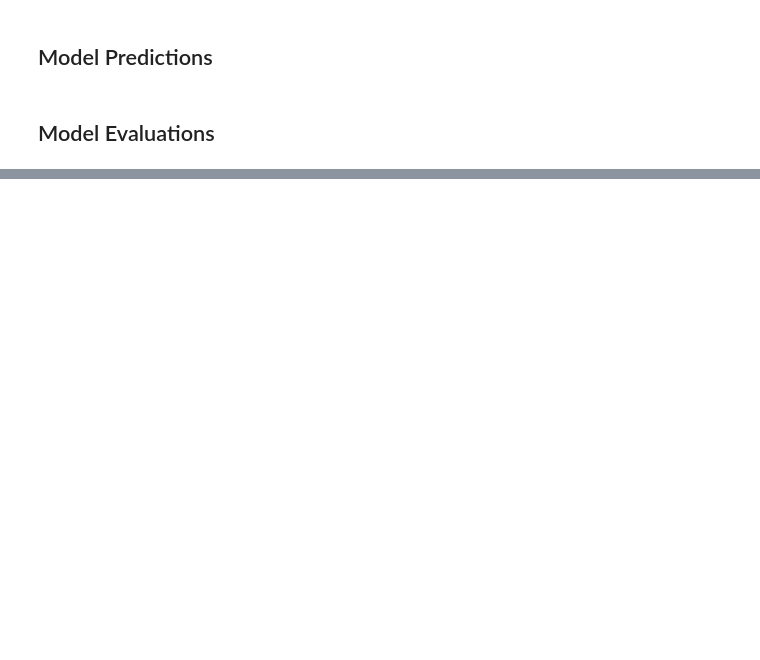
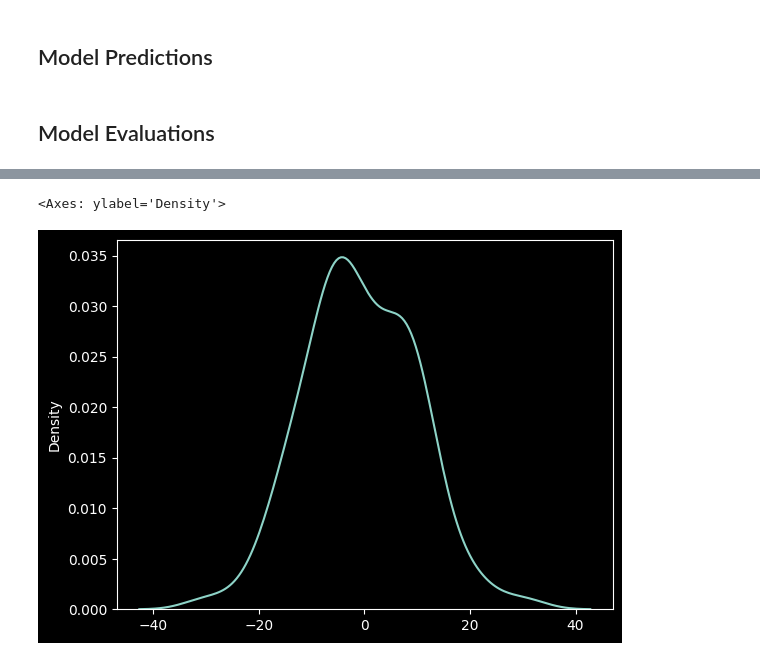
Before and after one commit to quantumudit/Ecommerce-Customer-Analysis, a Jupyter notebook: notebooks/03_modelling_experiments.ipynb, the cells around one changed output, grey strips where cells are left out. Cells and saved outputs as stored; diff of their text form; code cells hidden in the pictures; blank space fills up the shorter version.

```diff
--- a/notebooks/03_modelling_experiments.ipynb
+++ b/notebooks/03_modelling_experiments.ipynb
@@ -91,0 +134,5 @@ test_eval_metrics = regression_metrics(y_test, y_test_preds, X_test.shape)
+# %%
+sns.kdeplot((y_test - y_test_preds))
+# %% [output]
+<Axes: ylabel='Density'>
+[figure, added]
```
Also changed, not shown: parts of 15 cells of this notebook.
